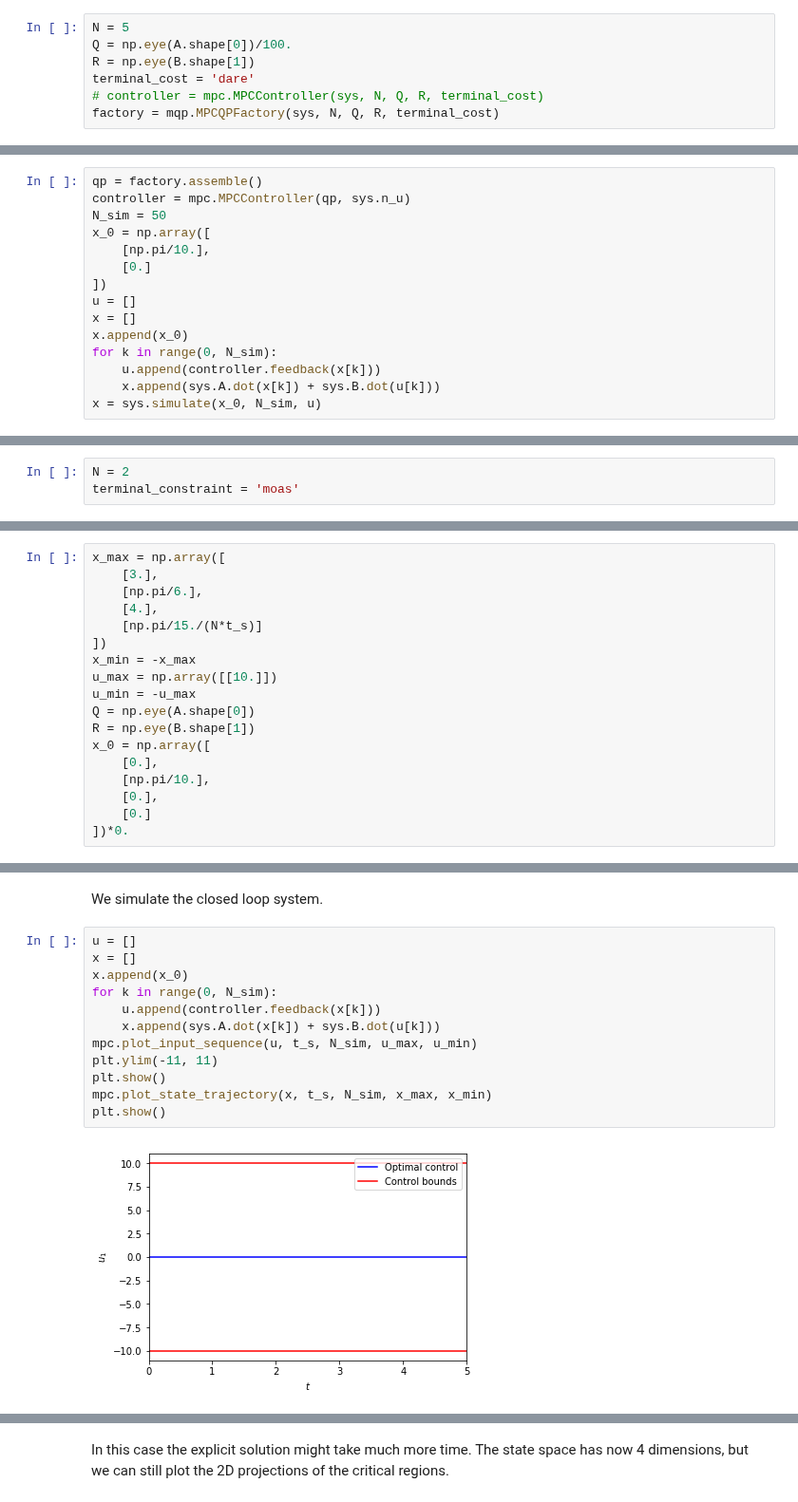
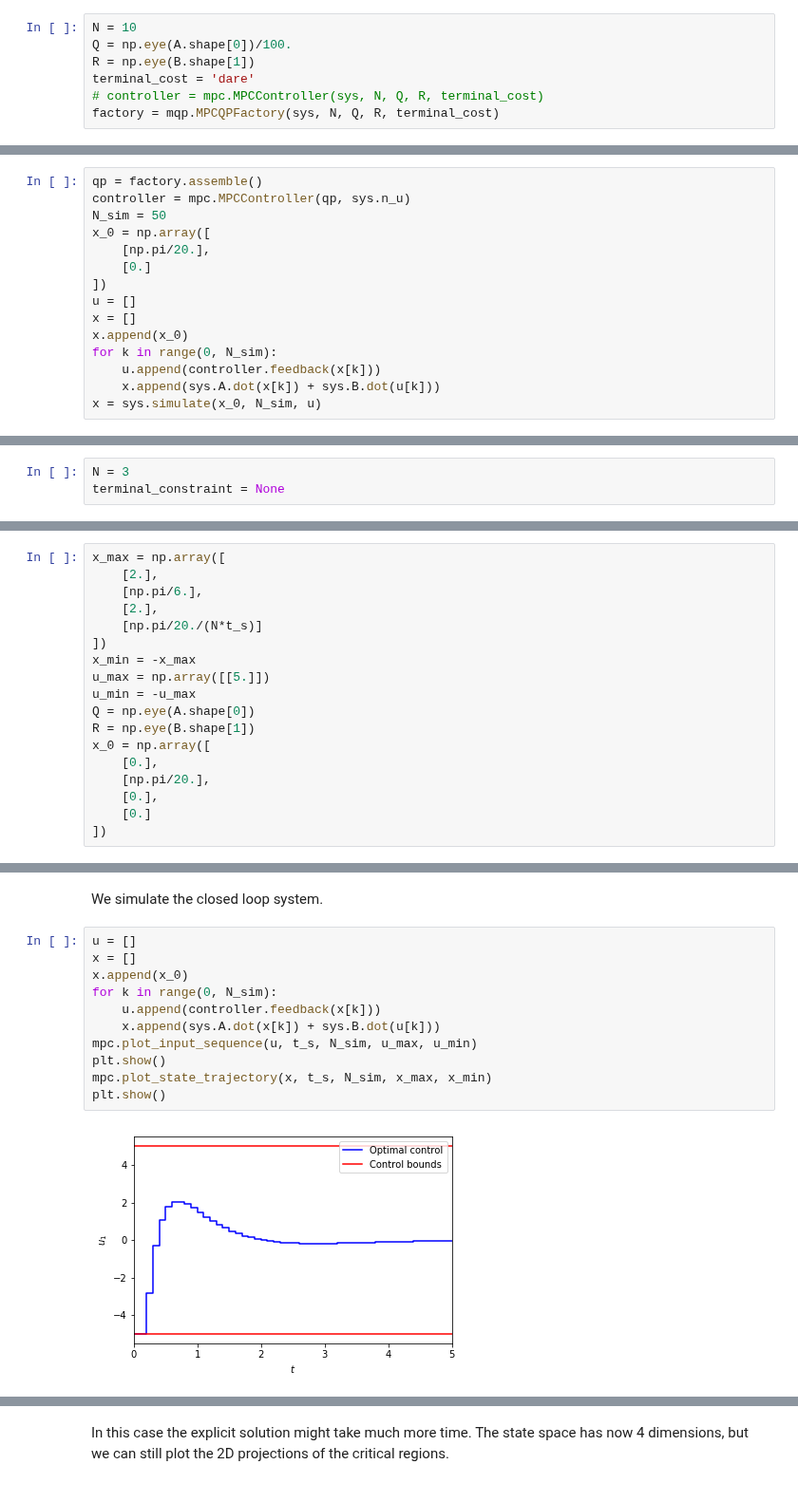
Before and after one commit to TobiaMarcucci/pympc, a Jupyter notebook: mpc_demo.ipynb, the cells around one changed output, grey strips where cells are left out. Shown at 95% size. Cells and saved outputs as stored; diff of their text form.

```diff
--- a/mpc_demo.ipynb
+++ b/mpc_demo.ipynb
@@ -61,7 +61,7 @@ P = (A+BK)^T P (A+BK) + Q + K^T R K
 where $K = -(B^T P B + R)^{-1} B^T P A$ is the optimal feedback $u_k = K x_k$.
 This can be done setting $\texttt{terminal_cost = 'dare'}$.
 # %%
-N = 5
+N = 10
 Q = np.eye(A.shape[0])/100.
 R = np.eye(B.shape[1])
 terminal_cost = 'dare'
@@ -94,7 +94,7 @@ qp = factory.assemble()
 controller = mpc.MPCController(qp, sys.n_u)
 N_sim = 50
 x_0 = np.array([
-    [np.pi/10.],
+    [np.pi/20.],
     [0.]
 ])
 u = []
@@ -202,26 +204,26 @@ In this case we use a shorter horizon $N$ in order to have a compact optimizatio
 # %%
-N = 2
-terminal_constraint = 'moas'
+N = 3
+terminal_constraint = None
 # %% [markdown]
 The new parameters are the following.
 # %%
 x_max = np.array([
-    [3.],
+    [2.],
     [np.pi/6.],
-    [4.],
-    [np.pi/15./(N*t_s)]
+    [2.],
+    [np.pi/20./(N*t_s)]
 ])
 x_min = -x_max
-u_max = np.array([[10.]])
+u_max = np.array([[5.]])
 u_min = -u_max
 Q = np.eye(A.shape[0])
 R = np.eye(B.shape[1])
 x_0 = np.array([
     [0.],
-    [np.pi/10.],
+    [np.pi/20.],
     [0.],
     [0.]
-])*0.
+])
 # %% [markdown]
 We can now assemble the controller for the new system.
 # %%
@@ -236,14 +238,13 @@ We simulate the closed loop system.
 # %%
 u = []
 x = []
 x.append(x_0)
 for k in range(0, N_sim):
     u.append(controller.feedback(x[k]))
     x.append(sys.A.dot(x[k]) + sys.B.dot(u[k]))
 mpc.plot_input_sequence(u, t_s, N_sim, u_max, u_min)
-plt.ylim(-11, 11)
 plt.show()
 mpc.plot_state_trajectory(x, t_s, N_sim, x_max, x_min)
 plt.show()
 # %% [output]
-[figure, old version]
+[figure, new version]
```
Also changed, not shown: parts of 10 cells of this notebook, 6 other files.
